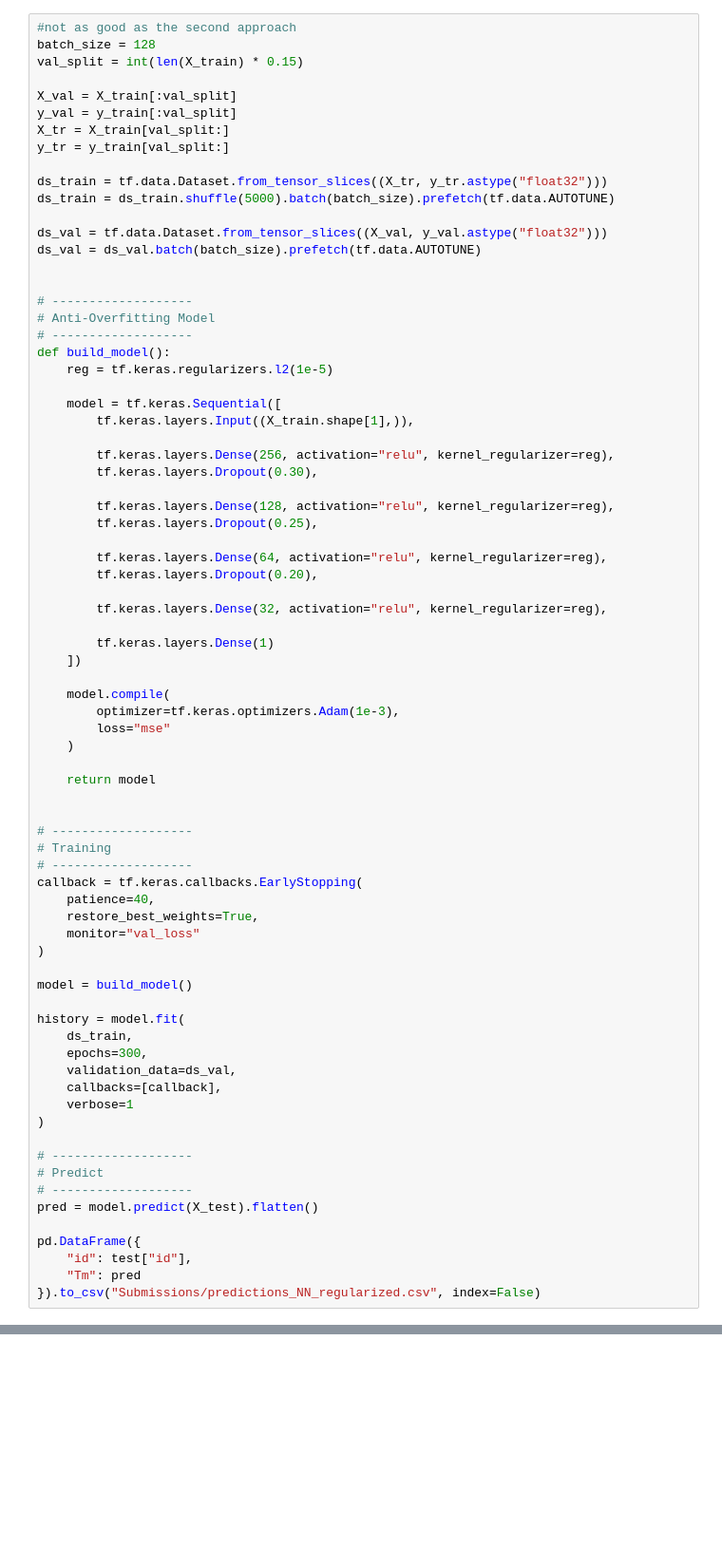
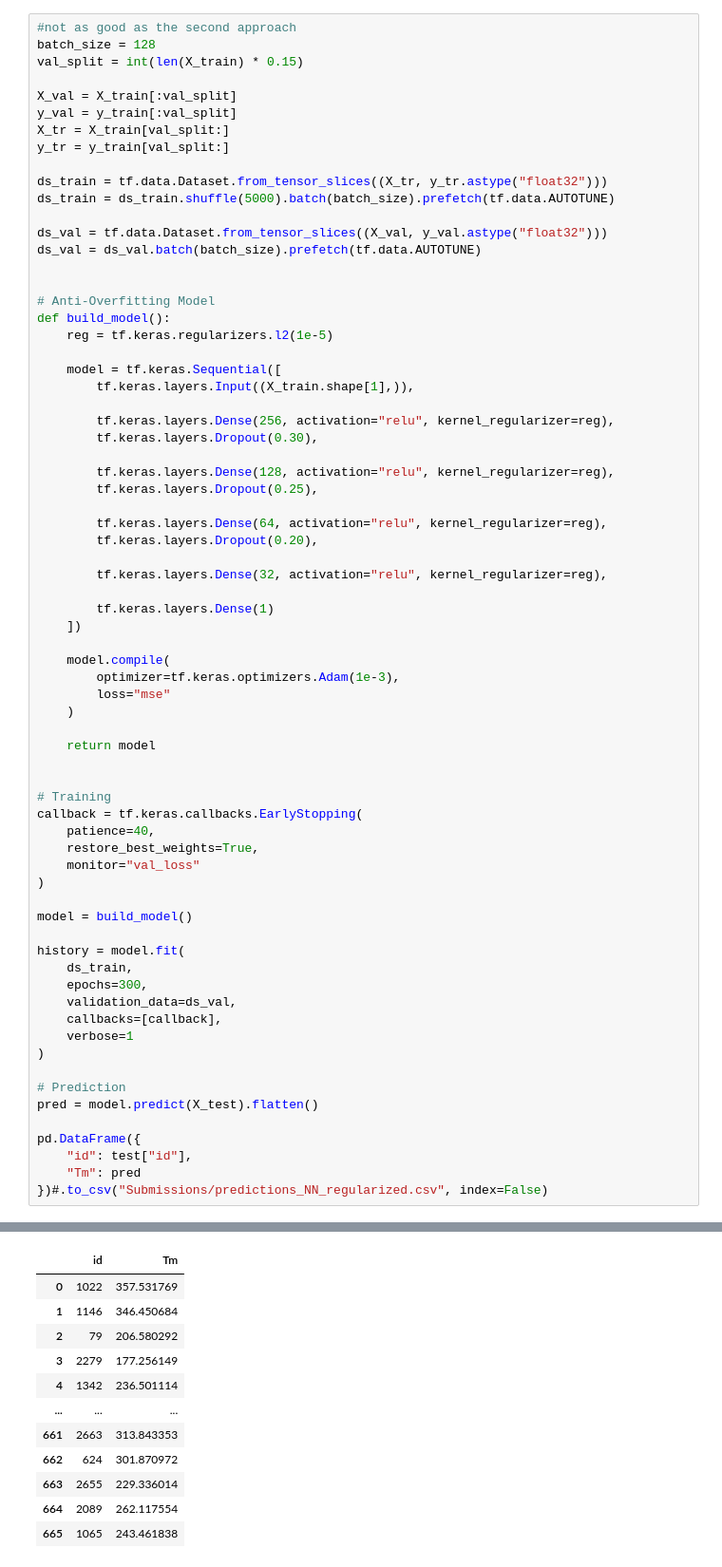
Before and after one commit to linuskruer/ids2025_group7_project_g1, a Jupyter notebook: Jupyter Notebooks/neural_networks.ipynb, the cells around one changed output, grey strips where cells are left out. Shown at 95% size. Cells and saved outputs as stored; diff of their text form; blank space fills up the shorter version.

```diff
--- a/Jupyter Notebooks/neural_networks.ipynb
+++ b/Jupyter Notebooks/neural_networks.ipynb
@@ -420,9 +364,7 @@ ds_val = tf.data.Dataset.from_tensor_slices((X_val, y_val.astype("float32")))
 ds_val = ds_val.batch(batch_size).prefetch(tf.data.AUTOTUNE)
 
 
-# -------------------
 # Anti-Overfitting Model
-# -------------------
 def build_model():
     reg = tf.keras.regularizers.l2(1e-5)
 
@@ -451,9 +393,7 @@ def build_model():
     return model
 
 
-# -------------------
 # Training
-# -------------------
 callback = tf.keras.callbacks.EarlyStopping(
     patience=40,
     restore_best_weights=True,
@@ -470,14 +410,12 @@ history = model.fit(
     verbose=1
 )
 
-# -------------------
-# Predict
-# -------------------
+# Prediction
 pred = model.predict(X_test).flatten()
 
 pd.DataFrame({
     "id": test["id"],
     "Tm": pred
-}).to_csv("Submissions/predictions_NN_regularized.csv", index=False)
+})#.to_csv("Submissions/predictions_NN_regularized.csv", index=False)
 # %% [output]
 Epoch 1/300
@@ -499,0 +438,12 @@ WARNING:tensorflow:6 out of the last 6 calls to <function TensorFlowTrainer.make
+|  | id | Tm |
+| 0 | 1022 | 357.531769 |
+| 1 | 1146 | 346.450684 |
+| 2 | 79 | 206.580292 |
+| 3 | 2279 | 177.256149 |
+| 4 | 1342 | 236.501114 |
+| ... | ... | ... |
+| 661 | 2663 | 313.843353 |
+| 662 | 624 | 301.870972 |
+| 663 | 2655 | 229.336014 |
+| 664 | 2089 | 262.117554 |
+| 665 | 1065 | 243.461838 |
```
Also changed, not shown: parts of 9 cells of this notebook, 2 other files.
